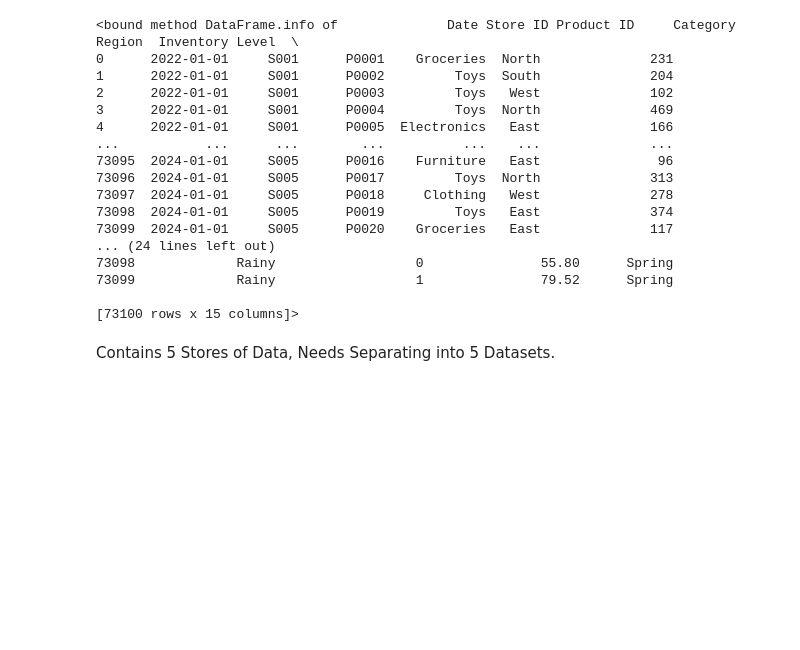
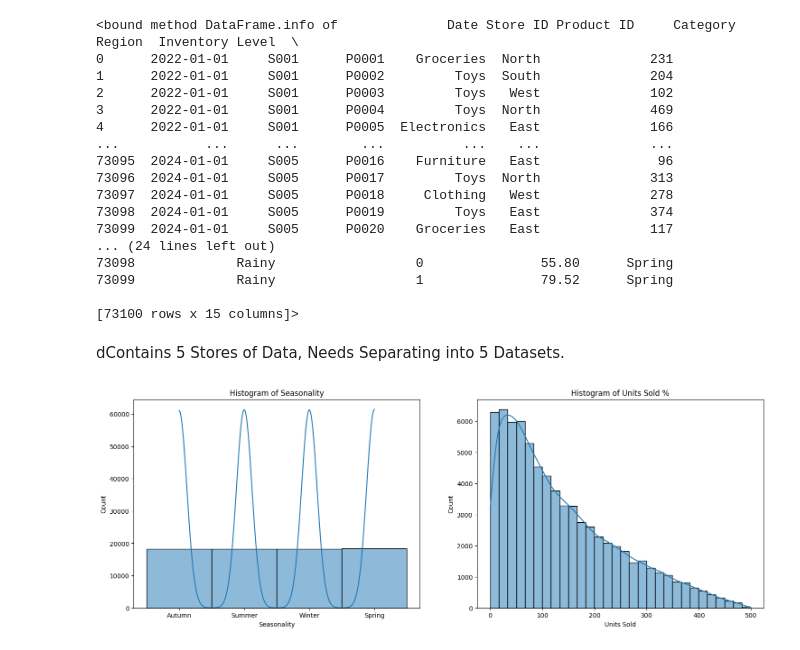
Before and after one commit to kkpro18/Sales-Forecast-and-Inventory-Optimisation, a Jupyter notebook: 2_analyse_data/notebooks/1_EDA.ipynb, the cells around one changed output. Drawn from its saved outputs; the diff is of its cells as text; code cells hidden in the pictures; blank space fills up the shorter version.

Commit message:
01EDA - Data Validation: Dicky Fuller Test Histograms

```diff
--- a/2_analyse_data/notebooks/1_EDA.ipynb
+++ b/2_analyse_data/notebooks/1_EDA.ipynb
@@ -23,4 +75,17 @@ data.info
 
 [73100 rows x 15 columns]>
 # %% [markdown]
-Contains 5 Stores of Data, Needs Separating into 5 Datasets.
+dContains 5 Stores of Data, Needs Separating into 5 Datasets.
+# %%
+from matplotlib import pyplot as plt
+import seaborn as sns
+
+fig, axes = plt.subplots(1, 2, figsize=(18, 6))
+sns.histplot(data['Seasonality'], bins=30, kde=True, ax=axes[0])
+axes[0].set_title('Histogram of Seasonality')
+
+sns.histplot(data['Units Sold'], bins=30, kde=True, ax=axes[1])
+axes[1].set_title('Histogram of Units Sold %')
+plt.show()
+# %% [output]
+[figure, added]
```
Also changed, not shown: parts of 12 cells of this notebook.
